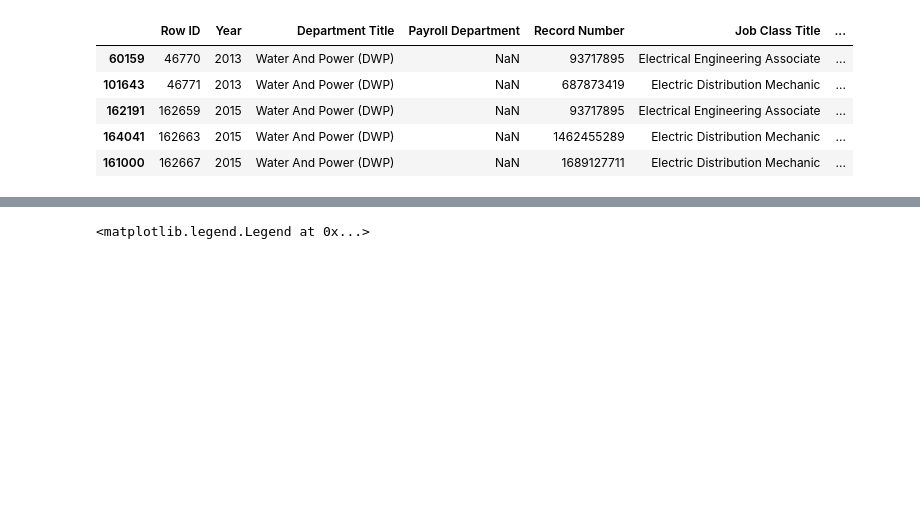
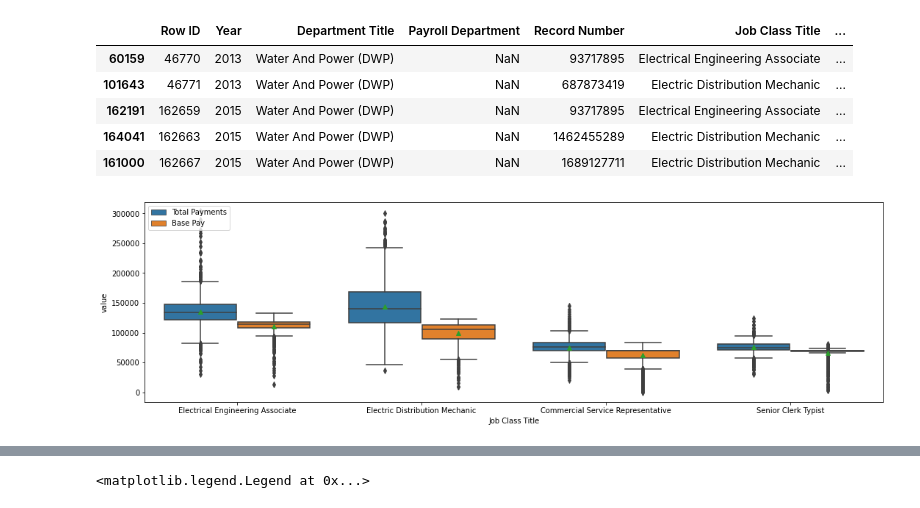
Before and after one commit to harikapeddi/Los_Angeles_Data_Project1, a Jupyter notebook: Salary_Analysis.ipynb, the cells around one changed output, grey strips where cells are left out. Drawn from its saved outputs; the diff is of its cells as text; code cells hidden in the pictures; blank space fills up the shorter version.

```diff
--- a/Salary_Analysis.ipynb
+++ b/Salary_Analysis.ipynb
@@ -203,3 +199,11 @@ wp_df_final.head()
 | 162191 | 162659 | 2015 | Water And Power (DWP) | NaN | 93717895 | Electrical Engineering Associate | ... |
 | 164041 | 162663 | 2015 | Water And Power (DWP) | NaN | 1462455289 | Electric Distribution Mechanic | ... |
 | 161000 | 162667 | 2015 | Water And Power (DWP) | NaN | 1689127711 | Electric Distribution Mechanic | ... |
+# %%
+fig, ax = plt.subplots(figsize=(18,5))
+dd=pd.melt(wp_df_final,id_vars=['Job Class Title'],value_vars=['Total Payments', 'Base Pay'],var_name='test')
+sns.boxplot(x='Job Class Title',y='value',data=dd,hue='test', showmeans=True)
+plt.legend(loc='upper left')
+ax.tick_params(rotation=0)
+# %% [output]
+[figure, added]
```
Also changed, not shown: parts of 22 cells of this notebook.
